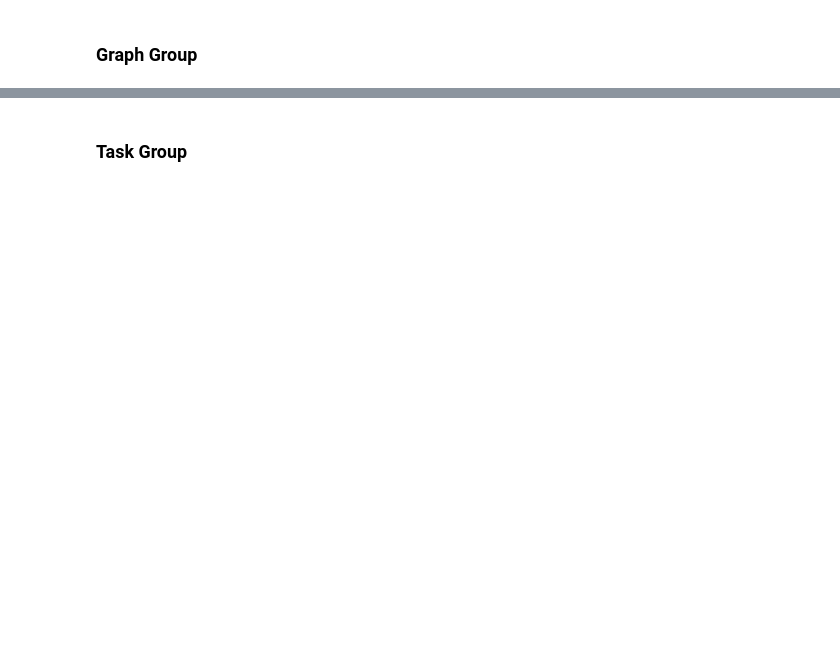
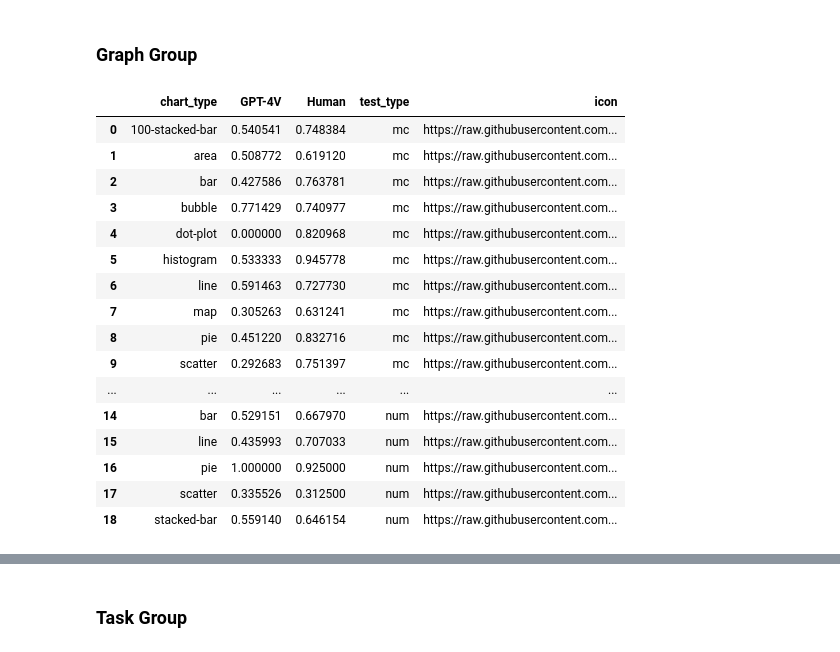
Before and after one commit to cogtoolslab/human-vlm-datavis-eval, a Jupyter notebook: analysis/4_feature_pairwise_performance.ipynb, the cells around one changed output, grey strips where cells are left out. Drawn from its saved outputs; the diff is of its cells as text; code cells hidden in the pictures; blank space fills up the shorter version.

```diff
--- a/analysis/feature_pairwise_performance.ipynb
+++ b/analysis/4_feature_pairwise_performance.ipynb
@@ -298,11 +298,20 @@ icon_graph_maps = pd.DataFrame([
 icon_graph_maps['icon'] =  "https://raw.githubusercontent.com/vermaarn/img_store/main/" + icon_graph_maps['icon']
 icon_graph_maps['icon'] = icon_graph_maps['icon'].apply(lambda l : l.replace('.svg', '.png'))
 # %%
-# graph_group_average_simplified = graph_group_average_df.replace({
-#     'ggr': 'mc',
-#     'vlat': 'mc',
-#     'calvi': 'mc',
-#     'holf': 'num',
-#     'holf2': 'num',
-#     'chartqa-test-continuous-human': 'num'
-# })
+icon_graph_maps = pd.DataFrame([
+    {'chart_type': '100-stacked-bar', 'icon': '100_stacked_bar_circle.png'},
+    {'chart_type': 'area', 'icon': 'area_circle.png'},
+    {'chart_type': 'bar', 'icon': 'bar_circle.png'},
+    {'chart_type': 'bubble', 'icon': 'bubble_circle.png'},
+    {'chart_type': 'dot-plot', 'icon': 'dot_circle.png'},
+    {'chart_type': 'histogram', 'icon': 'histogram_circle.png'},
+    {'chart_type': 'line', 'icon': 'line_circle.png'},
+    {'chart_type': 'map', 'icon': 'map_circle.png'},
+    {'chart_type': 'pie', 'icon': 'pie_circle.png'},
+    {'chart_type': 'scatter', 'icon': 'scatter_circle.png'},
+    {'chart_type': 'stacked-area', 'icon': 'stacked_area_circle.png'},
+    {'chart_type': 'stacked-bar', 'icon': 'stacked_bar_circle.png'},
+    {'chart_type': 'treemap', 'icon': 'treemap_circle.png'}
+])
+
+icon_graph_maps['icon'] =  "https://raw.githubusercontent.com/vermaarn/img_store_2/main/" + icon_graph_maps['icon']
@@ -323,5 +335,34 @@ def create_graph_dataframe(graph_group_average_df):
     return graph_group
 # %%
 graph_group = create_graph_dataframe(graph_group_average_df)
+
+def update_icon_test_type(r):
+    if r['test_type'] == 'mc':
+        return r['icon']
+    elif r['test_type'] == 'num':
+        return r['icon'].replace('circle', 'square')
+
+graph_group['icon'] = graph_group.apply(update_icon_test_type, axis=1)
+# %%
+# graph_group
+graph_group
+# %% [output]
+|  | chart_type | GPT-4V | Human | test_type | icon |
+| 0 | 100-stacked-bar | 0.540541 | 0.748384 | mc | https://raw.githubusercontent.com... |
+| 1 | area | 0.508772 | 0.619120 | mc | https://raw.githubusercontent.com... |
+| 2 | bar | 0.427586 | 0.763781 | mc | https://raw.githubusercontent.com... |
+| 3 | bubble | 0.771429 | 0.740977 | mc | https://raw.githubusercontent.com... |
+| 4 | dot-plot | 0.000000 | 0.820968 | mc | https://raw.githubusercontent.com... |
+| 5 | histogram | 0.533333 | 0.945778 | mc | https://raw.githubusercontent.com... |
+| 6 | line | 0.591463 | 0.727730 | mc | https://raw.githubusercontent.com... |
+| 7 | map | 0.305263 | 0.631241 | mc | https://raw.githubusercontent.com... |
+| 8 | pie | 0.451220 | 0.832716 | mc | https://raw.githubusercontent.com... |
+| 9 | scatter | 0.292683 | 0.751397 | mc | https://raw.githubusercontent.com... |
+| ... | ... | ... | ... | ... | ... |
+| 14 | bar | 0.529151 | 0.667970 | num | https://raw.githubusercontent.com... |
+| 15 | line | 0.435993 | 0.707033 | num | https://raw.githubusercontent.com... |
+| 16 | pie | 1.000000 | 0.925000 | num | https://raw.githubusercontent.com... |
+| 17 | scatter | 0.335526 | 0.312500 | num | https://raw.githubusercontent.com... |
+| 18 | stacked-bar | 0.559140 | 0.646154 | num | https://raw.githubusercontent.com... |
 # %%
 
```
Also changed, not shown: parts of 9 cells of this notebook, 6 other files.
